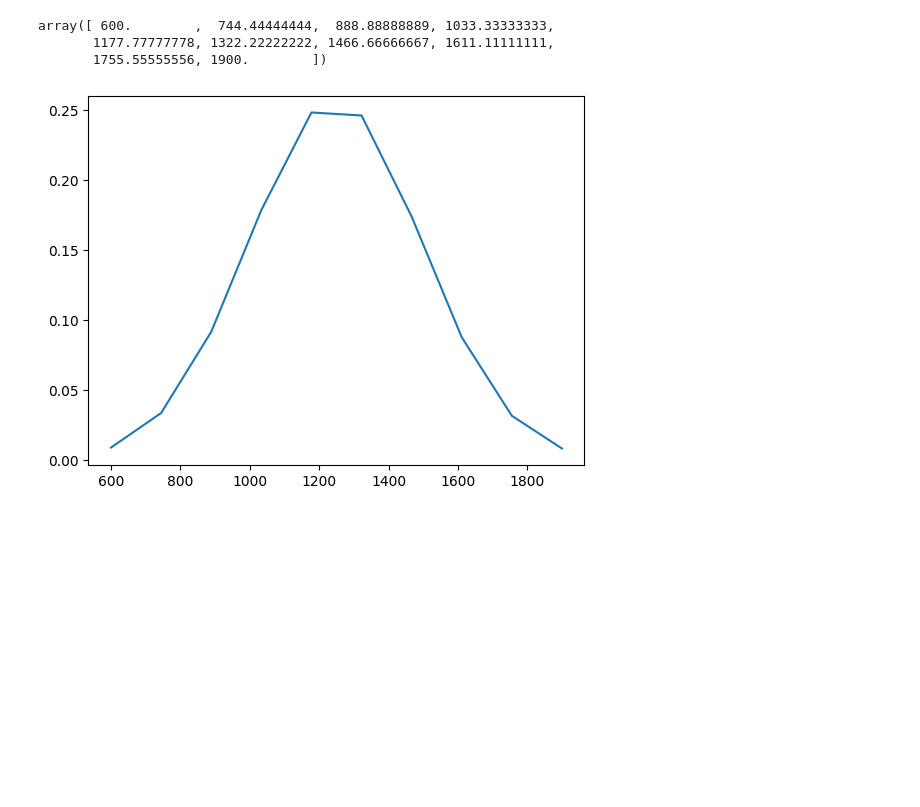
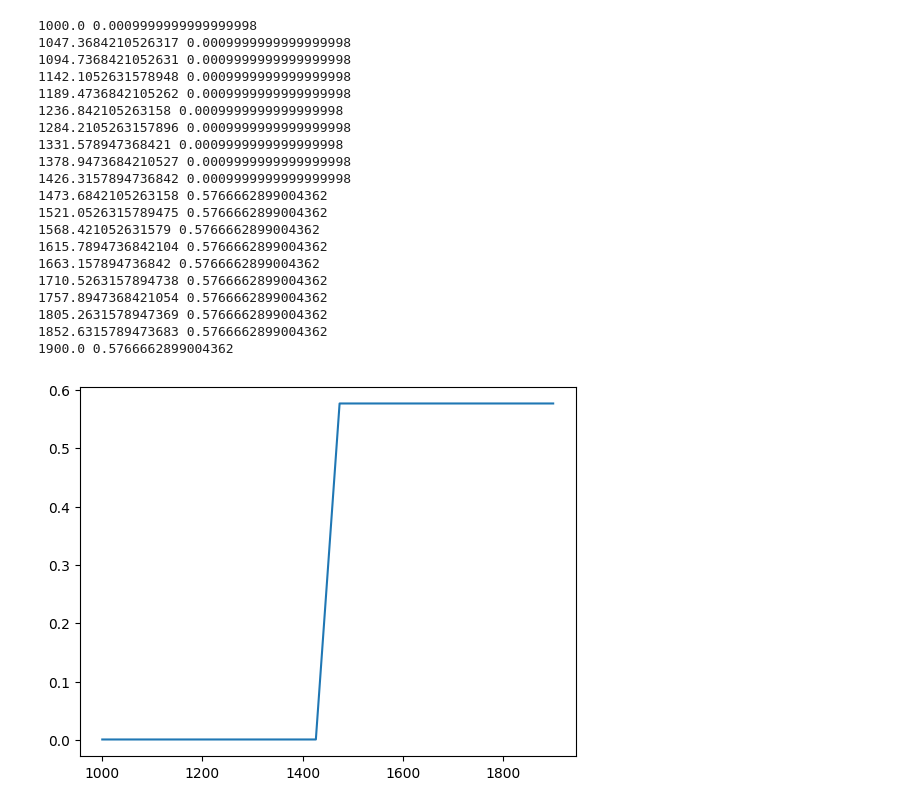
Before and after one commit to Niloofar-Sh/PlayGround, a Jupyter notebook: HC_BB.ipynb, the cells around one changed output. Saved outputs shown, nothing was run; the diff lists cells and outputs as text; code cells hidden in the pictures; blank space fills up the shorter version.

```diff
--- a/HC_BB.ipynb
+++ b/HC_BB.ipynb
@@ -344,0 +404,12 @@ for location in observed_application_doy.keys():
+# %%
+# Print the experiment names that HC was applied during endodormancy (acc. heat at spraying time is zero) and
+# the acc. heat at observed budbreak time does not exceed the Heat Requirement (101.29 units)
+i = 0
+heat_acc_threshold = 0.02
+for loc in HU_spray.keys():
+    for year in HU_spray[loc].keys():
+            for sheet_info in HU_spray[loc][year]:
+                if HU_spray[loc][year][sheet_info] < heat_acc_threshold and HU_observation[loc][year][sheet_info] < base_model_config['HeatRequirement']:
+                    print(sheet_info, round(CU_spray[loc][year][sheet_info],2), HU_spray[loc][year][sheet_info])
+                    i += 1
+print(i)
@@ -348,7 +468,14 @@ predictions = []
 spray_doys = []
 chu_obs = []
 chu_spray = []
-natural = []
+control = []
+cu_obs = []
+cu_spray = []
+hu_obs = []
+hu_spray = []
+
+hc_doy = []
+control_doy = []
 
 for loc in observed_budbreak_doy.keys():
      for year in observed_budbreak_doy[loc].keys():
@@ -361,14 +488,14 @@ for loc in observed_budbreak_doy.keys():
                 spray_doys.append(observed_application_doy[loc][year][sheet_info])
                 chu_obs.append(CHU_observation[loc][year][sheet_info])
                 chu_spray.append(CHU_spray[loc][year][sheet_info])
-                # natural.append(natural_budbreak_doy[loc][year][sheet_info])
+                control.append(CHU_observation_control[loc][year][sheet_info])
 
+                control_doy.append(observed_budbreak_doy_control[loc][year][sheet_info])
+                hc_doy.append(observed_budbreak_doy[loc][year][sheet_info])
 
-# mae = utils.mean_absolute_error(observations,predictions)
-# plt.scatter(x=observations,y=predictions)
-# plt.plot(np.arange(240,290,1), np.arange(240,290,1), 'k--')
-# plt.xlabel('Observed BB DOY')
-# plt.ylabel('Predicted BB DOY')
-# plt.title(f'MAE = {round(mae,2)}')
-# plt.grid()
+                # Having the acc. chill & heat units separately at observed BB and HC spray time
+                cu_obs.append(CU_observation[loc][year][sheet_info])
+                hu_obs.append(HU_observation[loc][year][sheet_info])
+                cu_spray.append(CU_spray[loc][year][sheet_info])
+                hu_spray.append(HU_spray[loc][year][sheet_info])
 # %% [markdown]
@@ -556,13 +713,31 @@ KKHaywardBB2013HC252 1694.2888751368337 1689.30614499 90.70558909861893
 # %%
-points = np.linspace(600,1900,10)
+points = np.linspace(1000,1900,20)
 
-outputs = skewed_gaussian(points, *popt)
+outputs = logistic(points, *popt_heat)
 
 plt.plot(points,outputs)
 
-points
+for p,o in zip(points,outputs):
+    print(p,o)
 # %% [output]
-array([ 600.        ,  744.44444444,  888.88888889, 1033.33333333,
-       1177.77777778, 1322.22222222, 1466.66666667, 1611.11111111,
-       1755.55555556, 1900.        ])
+1000.0 0.0009999999999999998
+1047.3684210526317 0.0009999999999999998
+1094.7368421052631 0.0009999999999999998
+1142.1052631578948 0.0009999999999999998
+1189.4736842105262 0.0009999999999999998
+1236.842105263158 0.0009999999999999998
+1284.2105263157896 0.0009999999999999998
+1331.578947368421 0.0009999999999999998
+1378.9473684210527 0.0009999999999999998
+1426.3157894736842 0.0009999999999999998
+1473.6842105263158 0.5766662899004362
+1521.0526315789475 0.5766662899004362
+1568.421052631579 0.5766662899004362
+1615.7894736842104 0.5766662899004362
+1663.157894736842 0.5766662899004362
+1710.5263157894738 0.5766662899004362
+1757.8947368421054 0.5766662899004362
+1805.2631578947369 0.5766662899004362
+1852.6315789473683 0.5766662899004362
+1900.0 0.5766662899004362
-[figure, old version]
+[figure, new version]
```
Also changed, not shown: parts of 16 cells of this notebook, 1 other file.
